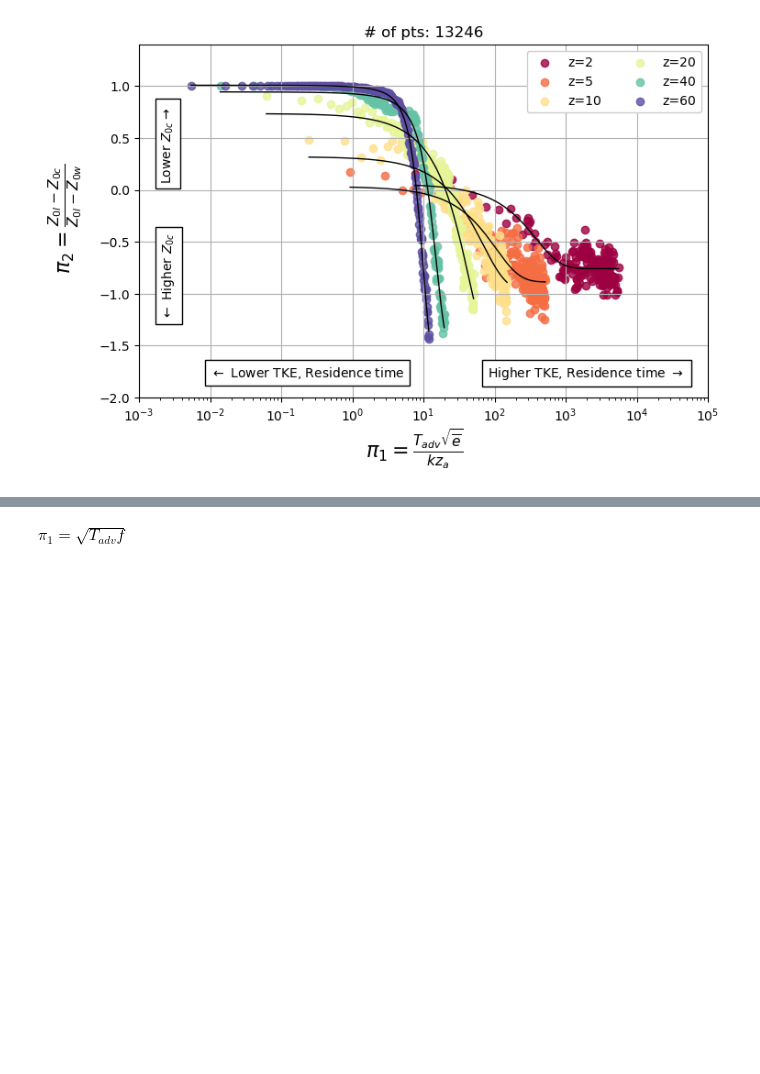
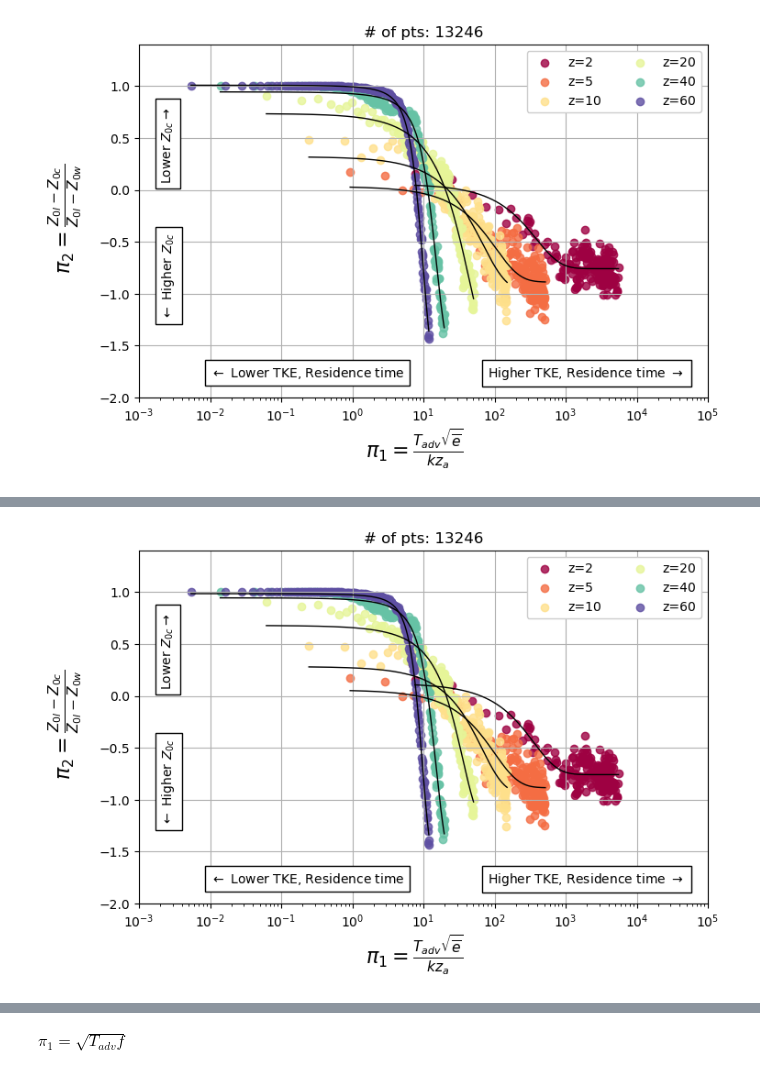
Before and after one commit to jameshlywiak/ABL-surface-layer, a Jupyter notebook: umn_LES.ipynb, the cells around one changed output, grey strips where cells are left out. Saved outputs shown, nothing was run; the diff lists cells and outputs as text; code cells hidden in the pictures; blank space fills up the shorter version.

```diff
--- a/umn_LES.ipynb
+++ b/umn_LES.ipynb
@@ -641,0 +627,85 @@ z=60 optimal parameters: a = 1.46, b = 0.27, c = -0.43, d = 2.44
+# %%
+## select heights
+
+qheight = [2, 5, 10, 20, 40, 60]
+mask = (ds.X_coast >= 0) & (ds.X_coast <= 1400) & (ds.z0<1000) & (ds.z0>=1e-10) #& (ds.zL<=0.1) & (ds.zL>=-0.1)
+
+X, Z = np.meshgrid(ds.X_coast, ds.Height)
+
+tke = ds.TKE
+tadv = (X/ds.hwsp)
+z0_land = 0.42
+z0_water = 0
+
+pi1 = ((tadv**1)*(tke**(1/2))/(vonk*Z)).where(mask, drop=True)
+pi2 = ((z0_land - ds.z0)/(z0_land - z0_water)).where(mask, drop=True)
+
+N = len(qheight)
+cmap = cm.Spectral
+colors = cmap(np.linspace(0, 1, N))
+
+lower_bounds = np.array([0, 0, 0])
+upper_bounds = np.array([0.6, 1000, 10])
+
+opts = np.array([
+    [0.01, 1000, 1],
+    [0.05, 100, 1],
+    [0.1, 80, 1],
+    [0.2, 50, 1],
+    [0.3, 30, 1],
+    [0.5, 10, 1],
+    [0.5, 10, 1],
+])
+
+#opts = np.ones((N,3))
+
+fig, ax = plt.subplots(1,1, figsize=(8,5))
+ax.grid()
+
+popt = np.zeros((len(qheight), 3))
+
+for q,h in enumerate(qheight):
+    xdata = pi1.interp(Height=h)
+    ydata = pi2.interp(Height=h)
+    ax.scatter(xdata, ydata, color=colors[q], label=f'z={h}', alpha=0.8)
+
+    # Fit the model to the data
+    #initial_guess = [h/(z0_land-z0_water), 1/h, 2]  # Initial guesses for the parameters a and b
+    initial_guess = opts[q]  # Initial guesses for the parameters a and b
+    kwargs = {'maxfev': 10000, 'bounds': (lower_bounds, upper_bounds)}
+    popt[q,:], pcov = curve_fit(logistic, xdata, ydata, p0=initial_guess, **kwargs)
+
+    # Extract the optimal parameters
+    #print(f"z={h} optimal parameters: a = {popt[q,0]:.2f}, b = {popt[q,1]:.2f}, c = {popt[q,2]:.2f}, d = {popt[q,3]:.2f}")
+    print(f"z={h} optimal parameters: k = {popt[q,0]:.2f}, x0 = {popt[q,1]:.2f}, L = {popt[q,2]:.2f}")
+    #print(f"z={h} optimal parameters: a = {popt[q,0]:.2f}, b = {popt[q,1]:.2f}")
+    xpts = np.linspace(xdata.min(), xdata.max(), 10000)
+    #xpts = np.logspace(-2, 5, 10000)
+    ax.plot(xpts, logistic(xpts, *popt[q,:]), color='k', lw=1)
+    #if q>3: ax.plot(xpts, mod_tanh(xpts, 10, b=0.1, c=1, d=0), color=colors[q], ls='--')
+
+ax.set_title(f'# of pts: {pi1.size}')
+
+ax.annotate(r'$\leftarrow$ Lower TKE, Residence time',
+            (1e-2, -1.8), fontsize=10,
+            bbox=dict(facecolor='white', edgecolor='black'))
+ax.annotate(r'Higher TKE, Residence time $\rightarrow$ ',
+            (8e1, -1.8), fontsize=10,
+            bbox=dict(facecolor='white', edgecolor='black'))
+ax.annotate(r'$\leftarrow$ Higher $Z_{0c}$', (2e-3, -1.2),  fontsize=10, rotation='vertical',
+            bbox=dict(facecolor='white', edgecolor='black'))
+ax.annotate(r'Lower $Z_{0c} \rightarrow$ ', (2e-3, 0.1),  fontsize=10, rotation='vertical',
+            bbox=dict(facecolor='white', edgecolor='black'))
+
+fig.supxlabel(r'$\pi_1=\frac{T_{adv}\sqrt{\overline{e}}}{kz_a}$', fontsize=16, y=-0.05)
+fig.supylabel(r'$\pi_2=\frac{Z_{0l}-Z_{0c}}{Z_{0l}-Z_{0w}}$', fontsize=16, x=0)
+
+ax.set_xscale('log')
+#ax.set_yscale('log')
+ax.set_ylim([-2, 1.4])
+ax.set_xlim([1e-3, 1e5])
+ax.legend(ncol=2, framealpha=1, fontsize='medium')
+
+fig.savefig('z0_pi_sim_logistic.png', dpi=200, bbox_inches='tight')
+fig.savefig('z0_pi_sim_logistic.pdf', dpi=200)
+# %% [output]
@@ -641,0 +718 @@ z=60 optimal parameters: a = 1.46, b = 0.27, c = -0.43, d = 2.44
+[figure, added]
```
Also changed, not shown: parts of 11 cells of this notebook, 5 other files.
